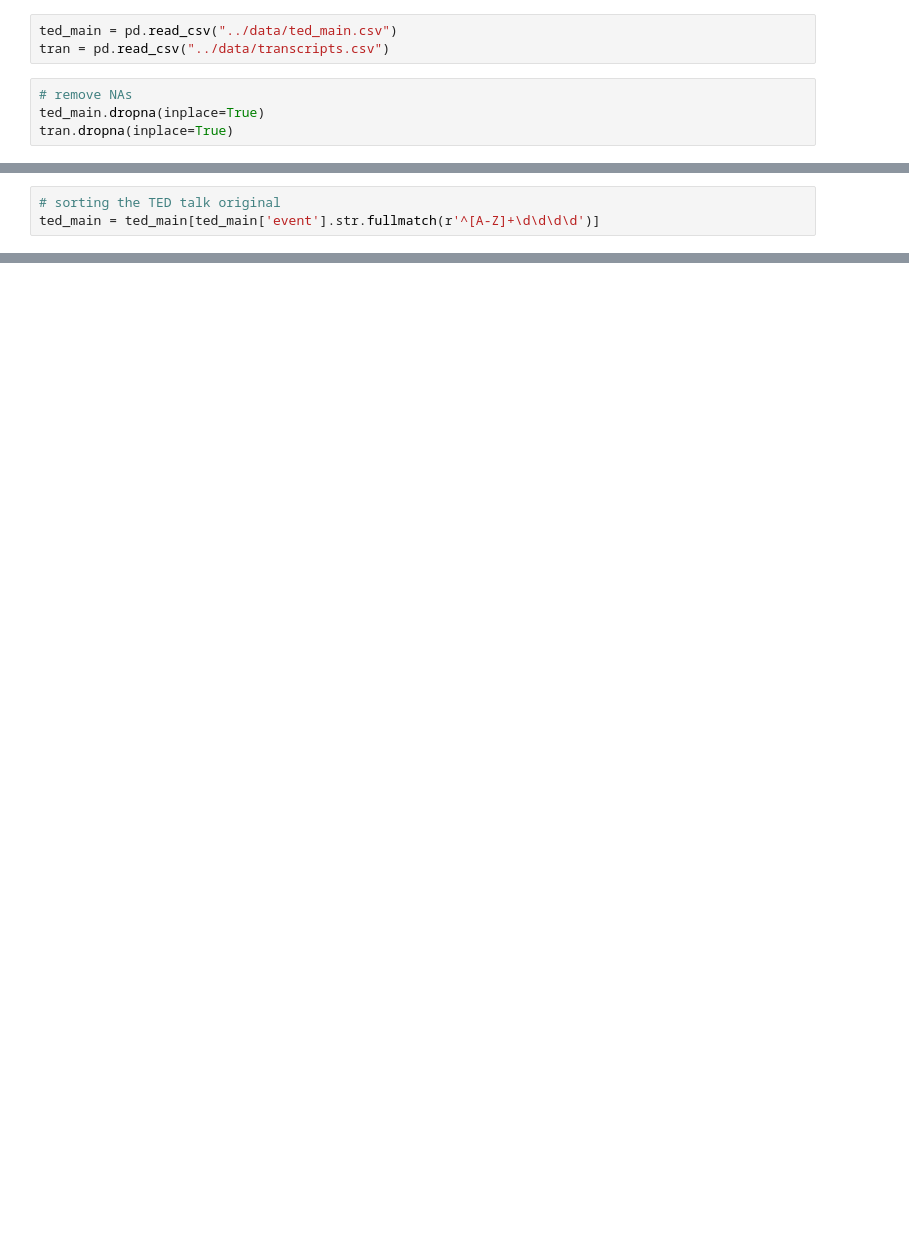
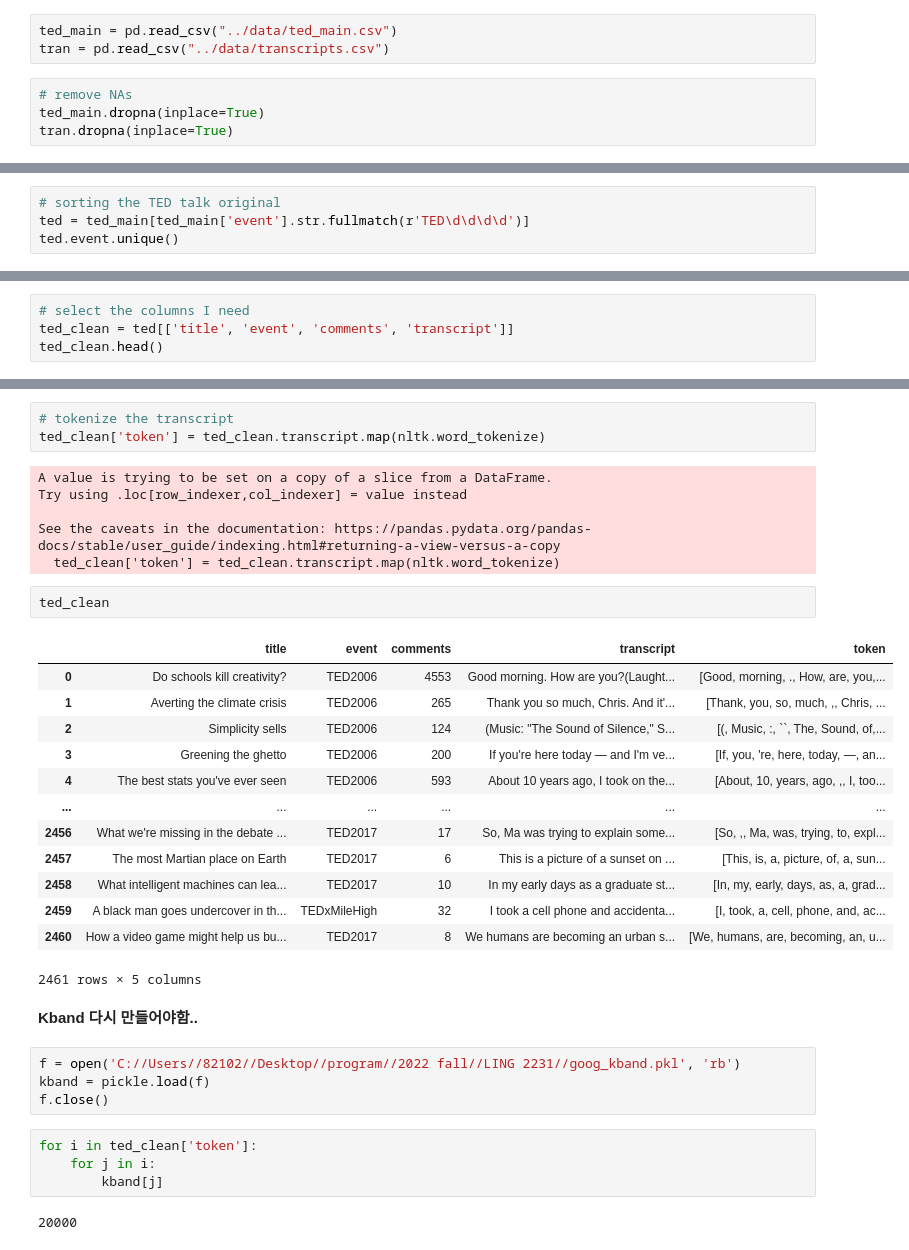
Before and after one commit to Data-Science-for-Linguists-2023/TED-Talk-Rating-Analysis, a Jupyter notebook: code/code1.ipynb, the cells around one changed output, grey strips where cells are left out. Drawn from its saved outputs; the diff is of its cells as text; blank space fills up the shorter version.

```diff
--- a/code/code1.ipynb
+++ b/code/code1.ipynb
@@ -29,3 +34,4 @@ for i in ted_main['event'].unique():
 # %%
 # sorting the TED talk original
-ted_main = ted_main[ted_main['event'].str.fullmatch(r'^[A-Z]+\d\d\d\d')]
+ted = ted_main[ted_main['event'].str.fullmatch(r'TED\d\d\d\d')]
+ted.event.unique()
@@ -78,0 +54,4 @@ ted.ratings[0]
+# %%
+# select the columns I need
+ted_clean = ted[['title', 'event', 'comments', 'transcript']]
+ted_clean.head()
@@ -78,0 +77,37 @@ ted.ratings[0]
+# %%
+# tokenize the transcript
+ted_clean['token'] = ted_clean.transcript.map(nltk.word_tokenize)
+# %% [output]
+A value is trying to be set on a copy of a slice from a DataFrame.
+Try using .loc[row_indexer,col_indexer] = value instead
+
+See the caveats in the documentation: https://pandas.pydata.org/pandas-docs/stable/user_guide/indexing.html#returning-a-view-versus-a-copy
+  ted_clean['token'] = ted_clean.transcript.map(nltk.word_tokenize)
+# %%
+ted_clean
+# %% [output]
+|  | title | event | comments | transcript | token |
+| 0 | Do schools kill creativity? | TED2006 | 4553 | Good morning. How are you?(Laught... | [Good, morning, ., How, are, you,... |
+| 1 | Averting the climate crisis | TED2006 | 265 | Thank you so much, Chris. And it'... | [Thank, you, so, much, ,, Chris, ... |
+| 2 | Simplicity sells | TED2006 | 124 | (Music: "The Sound of Silence," S... | [(, Music, :, ``, The, Sound, of,... |
+| 3 | Greening the ghetto | TED2006 | 200 | If you're here today — and I'm ve... | [If, you, 're, here, today, —, an... |
+| 4 | The best stats you've ever seen | TED2006 | 593 | About 10 years ago, I took on the... | [About, 10, years, ago, ,, I, too... |
+| ... | ... | ... | ... | ... | ... |
+| 2456 | What we're missing in the debate ... | TED2017 | 17 | So, Ma was trying to explain some... | [So, ,, Ma, was, trying, to, expl... |
+| 2457 | The most Martian place on Earth | TED2017 | 6 | This is a picture of a sunset on ... | [This, is, a, picture, of, a, sun... |
+| 2458 | What intelligent machines can lea... | TED2017 | 10 | In my early days as a graduate st... | [In, my, early, days, as, a, grad... |
+| 2459 | A black man goes undercover in th... | TEDxMileHigh | 32 | I took a cell phone and accidenta... | [I, took, a, cell, phone, and, ac... |
+| 2460 | How a video game might help us bu... | TED2017 | 8 | We humans are becoming an urban s... | [We, humans, are, becoming, an, u... |
+2461 rows × 5 columns
+# %% [markdown]
+**Kband 다시 만들어야함..**
+# %%
+f = open('C://Users//82102//Desktop//program//2022 fall//LING 2231//goog_kband.pkl', 'rb')
+kband = pickle.load(f)
+f.close()
+# %%
+for i in ted_clean['token']:
+    for j in i:
+        kband[j]
+# %% [output]
+20000
```
Also changed, not shown: parts of 14 cells of this notebook.
